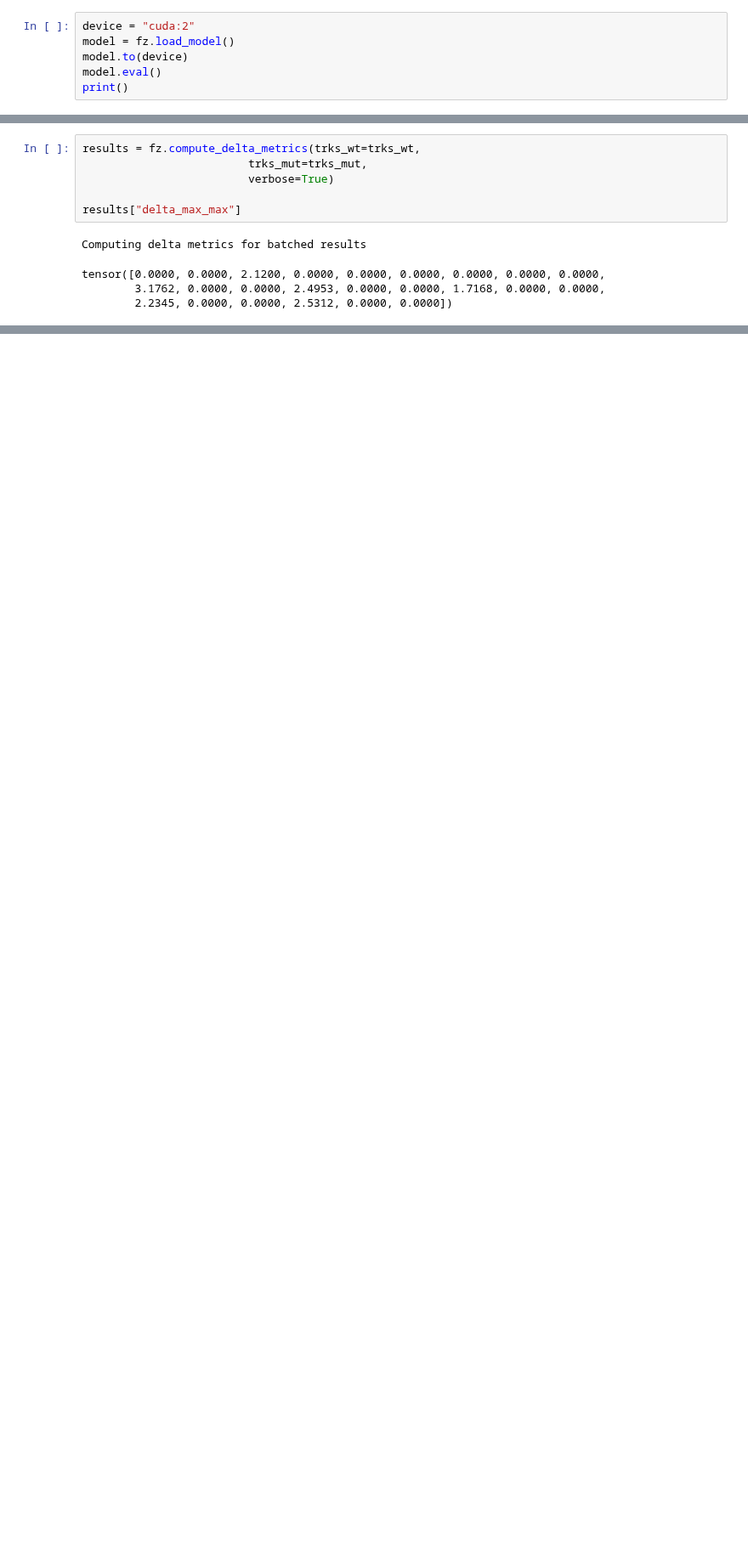
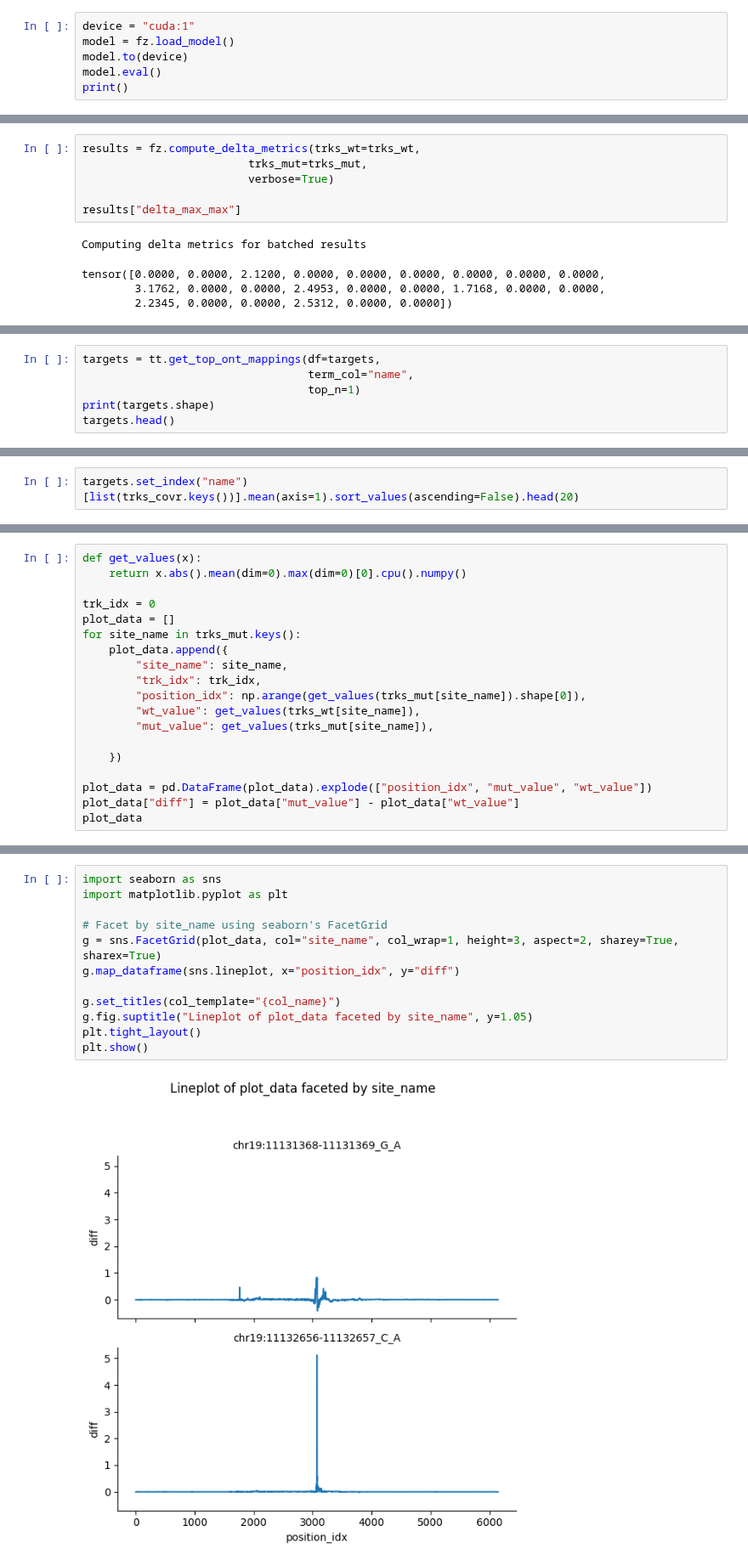
Before and after one commit to bschilder/VEP_DNA, a Jupyter notebook: notebooks/flashzoi.ipynb, the cells around one changed output, grey strips where cells are left out. Shown at 85% size. Saved outputs shown, nothing was run; the diff lists cells and outputs as text; blank space fills up the shorter version.

```diff
--- a/notebooks/flashzoi.ipynb
+++ b/notebooks/flashzoi.ipynb
@@ -33,5 +40,5 @@ torch.manual_seed(42)
 # %%
-device = "cuda:2"
+device = "cuda:1"
 model = fz.load_model()
 model.to(device)
 model.eval()
@@ -706,0 +714,6 @@ array([[[1.29157249e-02, 1.24407355e-02, 7.79904053e-03, ...,
+# %%
+targets = tt.get_top_ont_mappings(df=targets,
+                                  term_col="name",
+                                  top_n=1)
+print(targets.shape)
+targets.head()
@@ -706,0 +945,2 @@ array([[[1.29157249e-02, 1.24407355e-02, 7.79904053e-03, ...,
+# %%
+targets.set_index("name")[list(trks_covr.keys())].mean(axis=1).sort_values(ascending=False).head(20)
@@ -706,0 +1152,19 @@ array([[[1.29157249e-02, 1.24407355e-02, 7.79904053e-03, ...,
+# %%
+def get_values(x):
+    return x.abs().mean(dim=0).max(dim=0)[0].cpu().numpy()
+
+trk_idx = 0
+plot_data = []
+for site_name in trks_mut.keys():
+    plot_data.append({
+        "site_name": site_name,
+        "trk_idx": trk_idx,
+        "position_idx": np.arange(get_values(trks_mut[site_name]).shape[0]),
+        "wt_value": get_values(trks_wt[site_name]),
+        "mut_value": get_values(trks_mut[site_name]),
+
+    })
+
+plot_data = pd.DataFrame(plot_data).explode(["position_idx", "mut_value", "wt_value"])
+plot_data["diff"] = plot_data["mut_value"] - plot_data["wt_value"]
+plot_data
@@ -706,0 +1185,14 @@ array([[[1.29157249e-02, 1.24407355e-02, 7.79904053e-03, ...,
+# %%
+import seaborn as sns
+import matplotlib.pyplot as plt
+
+# Facet by site_name using seaborn's FacetGrid
+g = sns.FacetGrid(plot_data, col="site_name", col_wrap=1, height=3, aspect=2, sharey=True, sharex=True)
+g.map_dataframe(sns.lineplot, x="position_idx", y="diff")
+
+g.set_titles(col_template="{col_name}")
+g.fig.suptitle("Lineplot of plot_data faceted by site_name", y=1.05)
+plt.tight_layout()
+plt.show()
+# %% [output]
+[figure, added]
```
Also changed, not shown: parts of 37 cells of this notebook, 18 other files.
